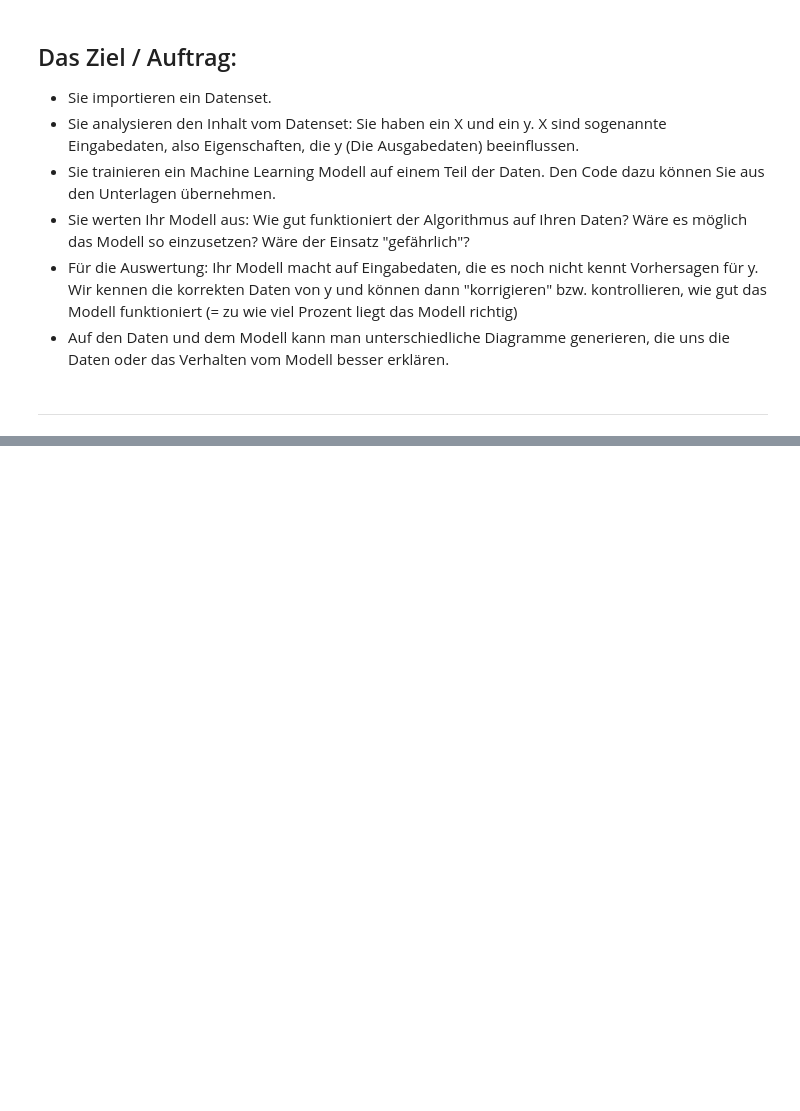
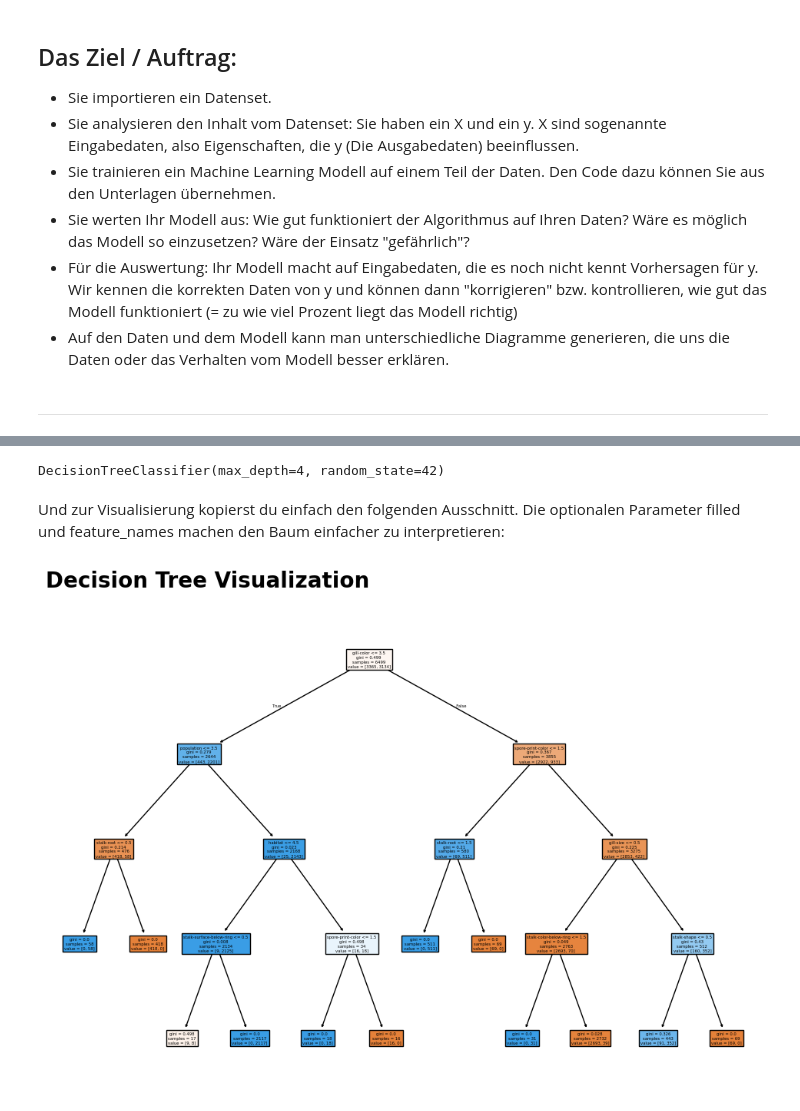
Before and after one commit to KThommen/mlproject, a Jupyter notebook: Vorlage.ipynb, the cells around one changed output, grey strips where cells are left out. Cells and saved outputs as stored; diff of their text form; code cells hidden in the pictures; blank space fills up the shorter version.

```diff
--- a/Vorlage.ipynb
+++ b/Vorlage.ipynb
@@ -89,0 +232,22 @@ Fügen Sie pro Code Teil eine neue Zelle hinzu! (Es macht nichts, wenn es pro Ze
+# %%
+from sklearn.preprocessing import LabelEncoder
+enc = LabelEncoder()
+
+columns_X = list(X.columns)
+
+for col in columns_X:
+    try:
+        X[col] = X[col].astype('float')
+        print(X[col].unique())
+    except:
+        X[col] = X[col].astype('str')
+        original_x = X[col]
+        X[col] = enc.fit_transform(X[col])
+        print("Category Mapping:", dict(zip(X[col], original_x)))
+
+columns_y = list(y.columns)
+for col in columns_y:
+    y[col] = y[col].astype('str')
+    original_y = y[col]
+    y[col] = enc.fit_transform(y[col])
+    print("Category Mapping:", dict(zip(y[col], original_y)))
@@ -89,0 +281,5 @@ Fügen Sie pro Code Teil eine neue Zelle hinzu! (Es macht nichts, wenn es pro Ze
+# %%
+from sklearn.model_selection import train_test_split
+X_train, X_test, y_train, y_test = train_test_split(X, y, test_size=0.2, random_state=42)
+print('X_train:', X_train.shape, ' y_train:', y_train.shape)
+print('X_test:', X_test.shape, ' y_test:', y_test.shape)
@@ -89,0 +296,15 @@ Fügen Sie pro Code Teil eine neue Zelle hinzu! (Es macht nichts, wenn es pro Ze
+# %%
+from sklearn import tree
+decision_tree = tree.DecisionTreeClassifier(random_state=42, max_depth=4)
+decision_tree.fit(X_train, y_train)
+# %% [output]
+DecisionTreeClassifier(max_depth=4, random_state=42)
+# %% [markdown]
+Und zur Visualisierung kopierst du einfach den folgenden Ausschnitt. Die optionalen Parameter filled und feature_names machen den Baum einfacher zu interpretieren:
+# %%
+plt.figure(figsize=(100,80))
+tree.plot_tree(decision_tree, filled=True, feature_names=X.columns)
+plt.title("Decision Tree Visualization", size=20, loc="left", y=1.04, weight="bold")
+plt.show()
+# %% [output]
+[figure, added]
```
Also changed, not shown: parts of 45 cells of this notebook.
